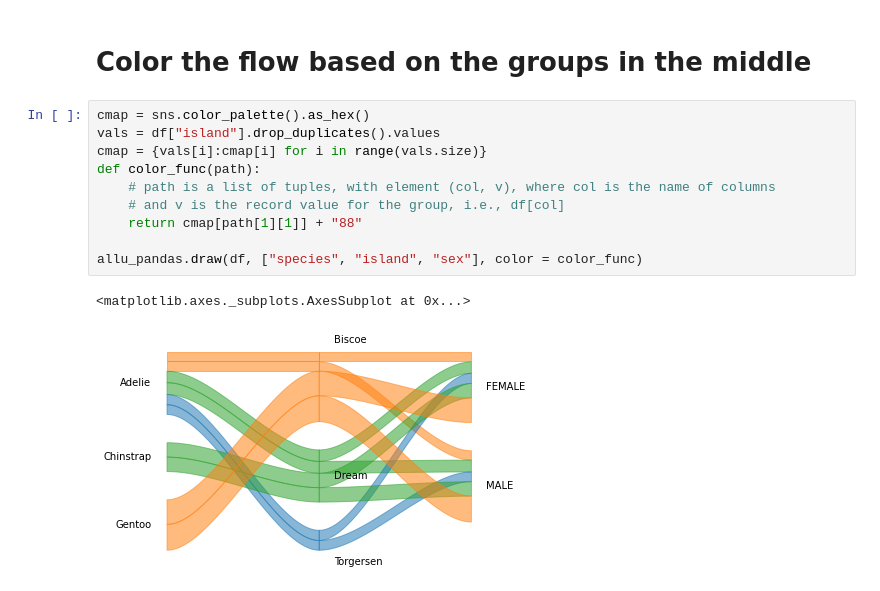
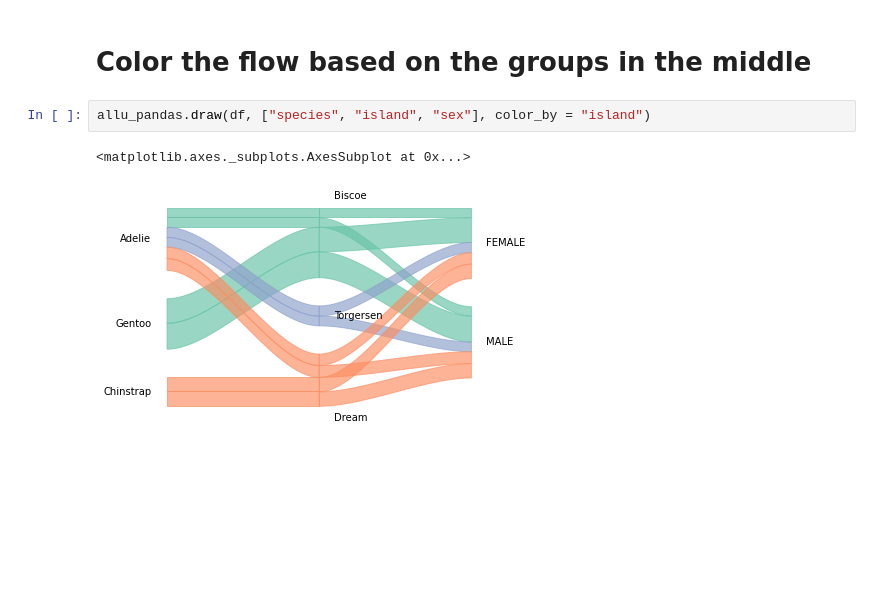
Before and after one commit to skojaku/pandas-alluvial-diagram, a Jupyter notebook: notebooks/example2.ipynb, the cells around one changed output. Saved outputs shown, nothing was run; the diff lists cells and outputs as text; blank space fills up the shorter version.

```diff
--- a/notebooks/example2.ipynb
+++ b/notebooks/example2.ipynb
@@ -21,15 +20,7 @@ allu_pandas.draw(
 # %% [markdown]
 # Color the flow based on the groups in the middle
-# %%
-cmap = sns.color_palette().as_hex()
-vals = df["island"].drop_duplicates().values
-cmap = {vals[i]:cmap[i] for i in range(vals.size)}
-def color_func(path):
-    # path is a list of tuples, with element (col, v), where col is the name of columns
-    # and v is the record value for the group, i.e., df[col]
-    return cmap[path[1][1]] + "88"
-
-allu_pandas.draw(df, ["species", "island", "sex"], color = color_func)
-# %% [output]
-<matplotlib.axes._subplots.AxesSubplot at 0x...>
-[figure, removed]
+# %%
+allu_pandas.draw(df, ["species", "island", "sex"], color_by = "island")
+# %% [output]
+<matplotlib.axes._subplots.AxesSubplot at 0x...>
+[figure, added]
```
Also changed, not shown: parts of 1 cell of this notebook.
